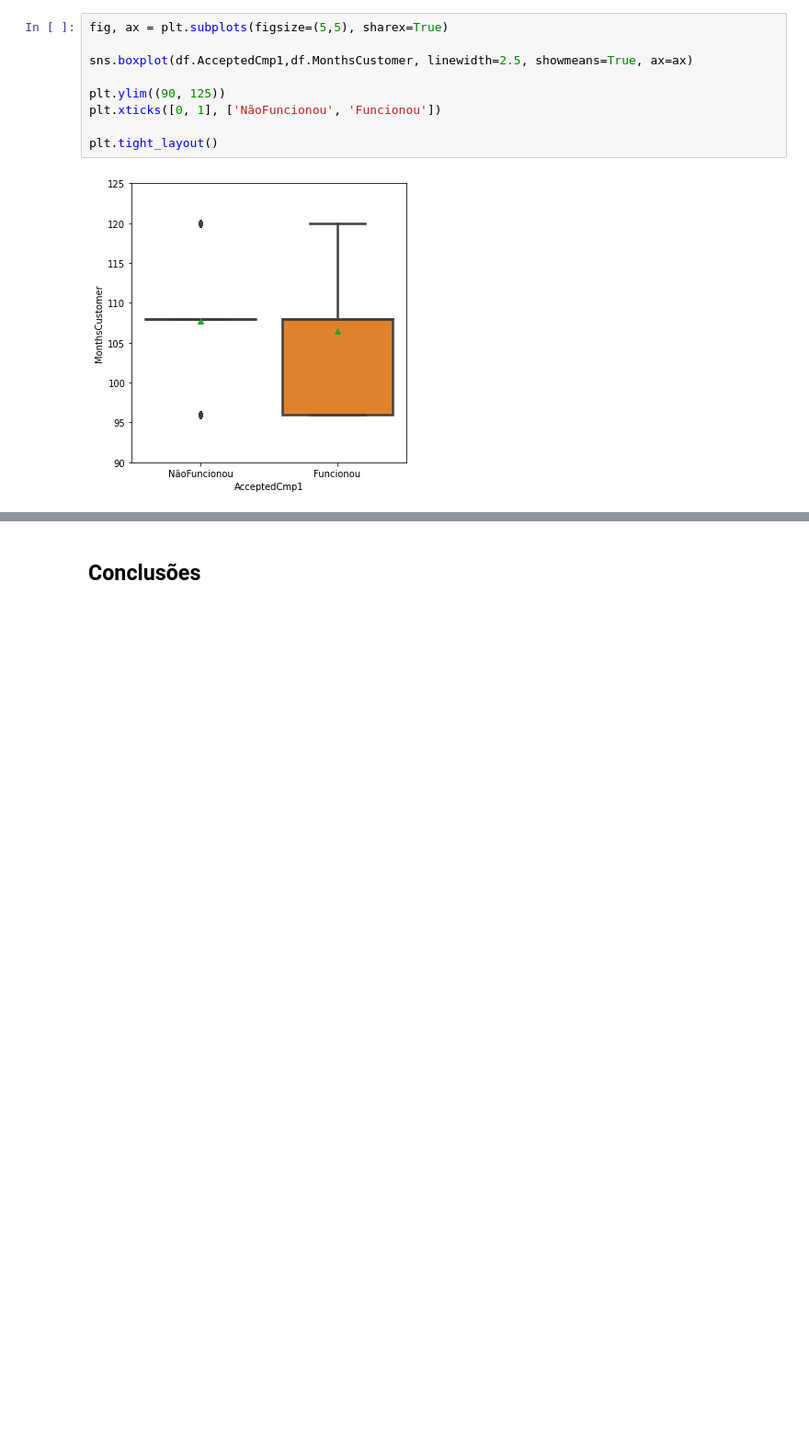
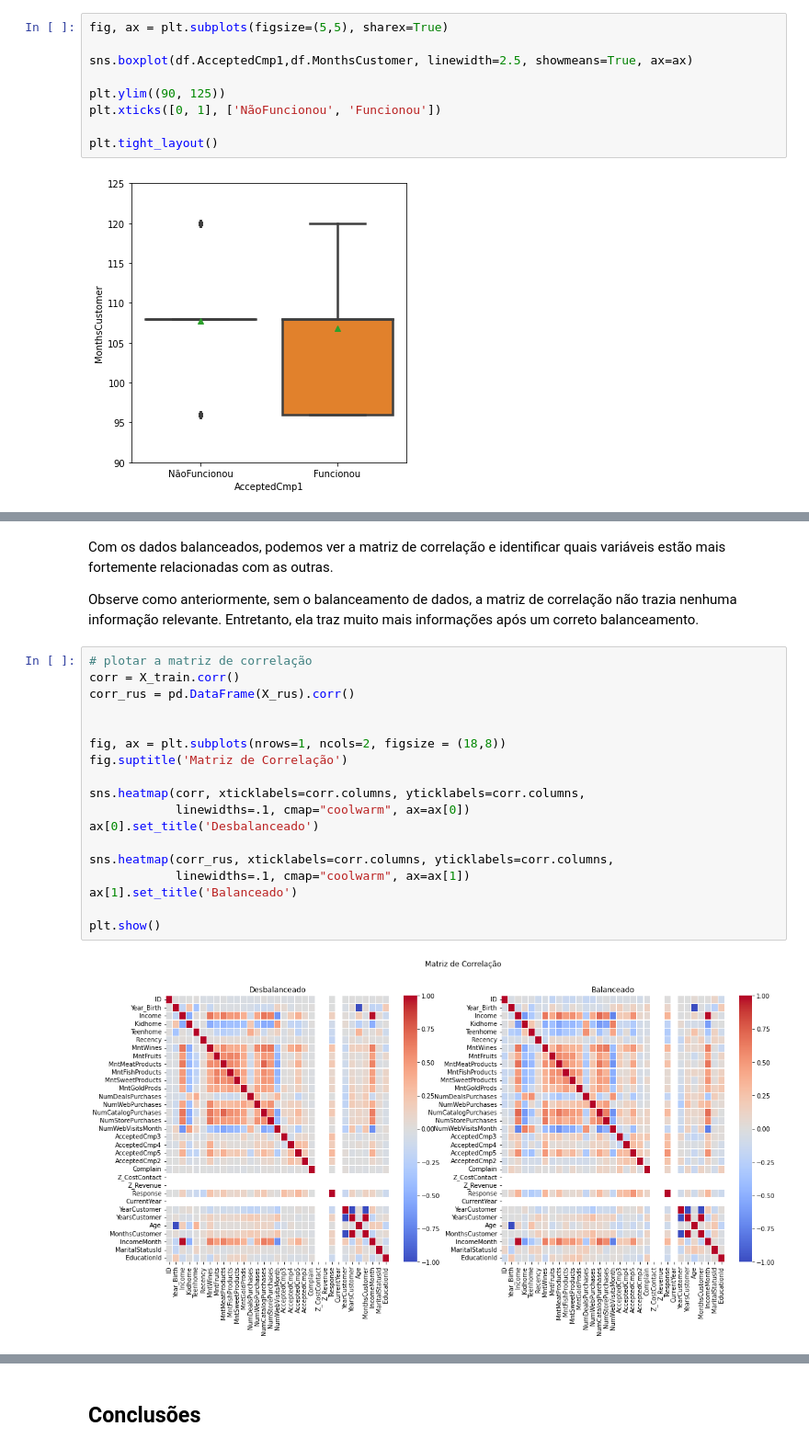
Before and after one commit to rodrigoreisbr-tech/data_science, a Jupyter notebook: Analisando_os_Dados_do_IFood.ipynb, the cells around one changed output, grey strips where cells are left out. Shown: that part at 92% size. Saved outputs shown, nothing was run; the diff lists cells and outputs as text; blank space fills up the shorter version.

```diff
--- a/Analisando_os_Dados_do_IFood.ipynb
+++ b/Analisando_os_Dados_do_IFood.ipynb
@@ -564,0 +600,24 @@ AttributeError: ignored
+# %% [markdown]
+Com os dados balanceados, podemos ver a matriz de correlação e identificar quais variáveis estão mais fortemente relacionadas com as outras.
+
+Observe como anteriormente, sem o balanceamento de dados, a matriz de correlação não trazia nenhuma informação relevante. Entretanto, ela traz muito mais informações após um correto balanceamento.
+# %%
+# plotar a matriz de correlação
+corr = X_train.corr()
+corr_rus = pd.DataFrame(X_rus).corr()
+
+
+fig, ax = plt.subplots(nrows=1, ncols=2, figsize = (18,8))
+fig.suptitle('Matriz de Correlação')
+
+sns.heatmap(corr, xticklabels=corr.columns, yticklabels=corr.columns,
+            linewidths=.1, cmap="coolwarm", ax=ax[0])
+ax[0].set_title('Desbalanceado')
+
+sns.heatmap(corr_rus, xticklabels=corr.columns, yticklabels=corr.columns,
+            linewidths=.1, cmap="coolwarm", ax=ax[1])
+ax[1].set_title('Balanceado')
+
+plt.show()
+# %% [output]
+[figure, added]
```
Also changed, not shown: parts of 22 cells of this notebook.
